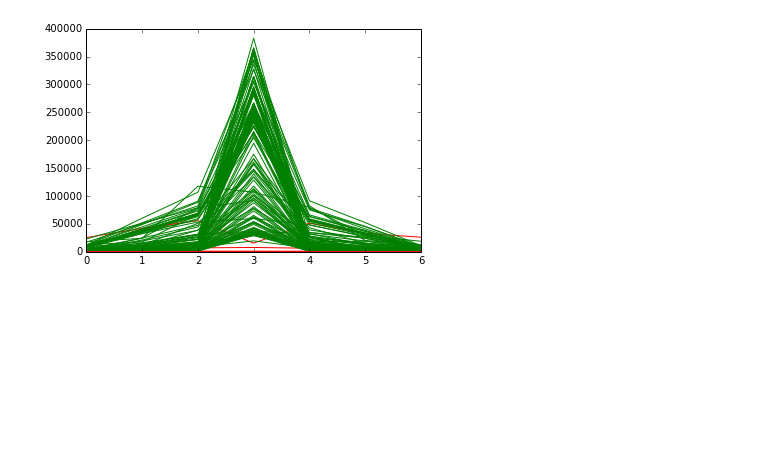
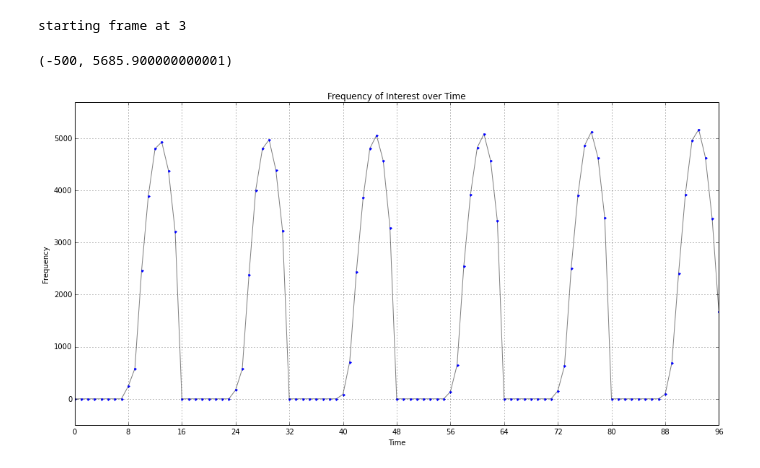
Before and after one commit to Katee/quietnet, a Jupyter notebook: record.ipynb, the cells around one changed output. Cells and saved outputs as stored; diff of their text form; code cells hidden in the pictures; blank space fills up the shorter version.

```diff
--- a/record.ipynb
+++ b/record.ipynb
@@ -63,11 +71,28 @@ for fft in ffts:
-# %%
-# figure out which ffts have the frequency
-
-for fft in ffts:
-    has_freq = quietnet.has_freq(fft, search_freq, RATE, CHUNK)
-    if has_freq:
-        plot(fft[peak-3:peak+4], 'green')
-    else:
-        plot(fft[peak-3:peak+4], 'red')
-# %% [output]
-[figure, removed]
+# %%
+freq_samples = quietnet.get_freq_over_time(ffts, search_freq, CHUNK, RATE)
+
+MAX_TRANSISION = 5000 / FRAME_LENGTH
+bottom_threshold = 500
+
+for i in range(len(freq_samples) - FRAME_LENGTH):
+    if np.average(freq_samples[i:i + FRAME_LENGTH]) < bottom_threshold:
+        freq_samples = freq_samples[i:]
+        print "starting frame at %s" % i
+        break
+
+# try and find the beginning of a frame
+i = 0
+while i < len(freq_samples) - FRAME_LENGTH:
+    if np.average(freq_samples[i:i+FRAME_LENGTH]) < bottom_threshold:
+        freq_samples[i:i+FRAME_LENGTH] = [0]*FRAME_LENGTH
+    i += FRAME_LENGTH
+
+setup_graph(title='Frequency of Interest over Time', x_label='Time', y_label='Frequency',
+            x_grid=numpy.arange(0,len(freq_samples),FRAME_LENGTH))
+plot(freq_samples, 'grey')
+plot(freq_samples, '.')
+pylab.ylim([-500,math.ceil(np.max(freq_samples))*1.1])
+# %% [output]
+starting frame at 3
+(-500, 5685.900000000001)
+[figure, added]
```
Also changed, not shown: parts of 9 cells of this notebook, 2 other files.
